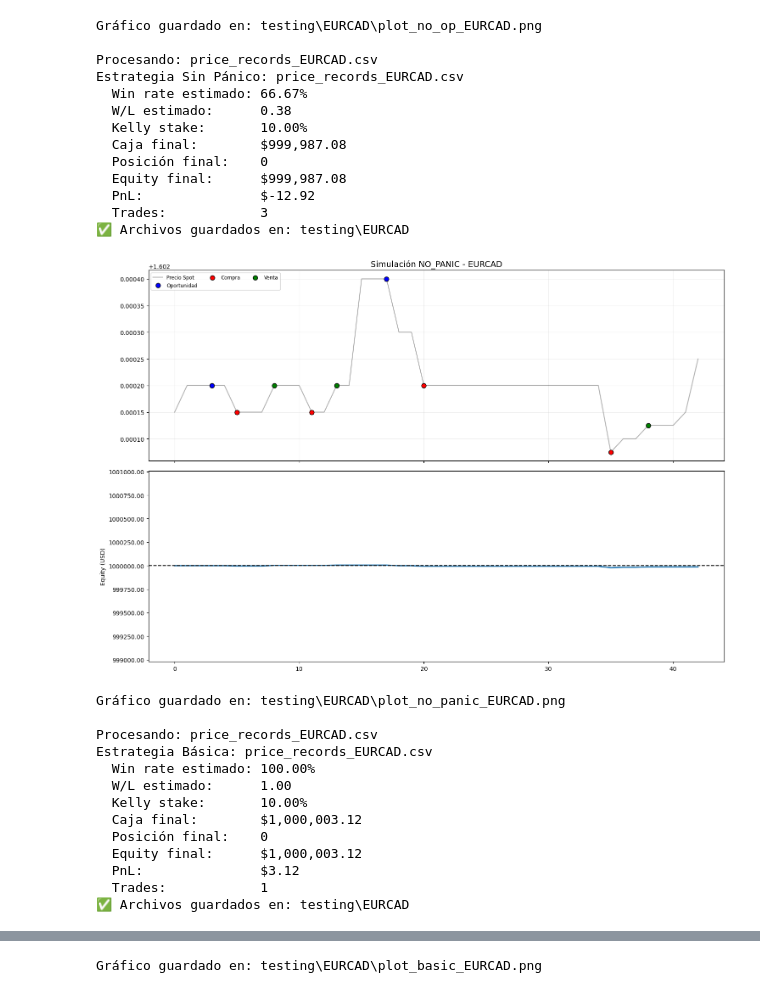
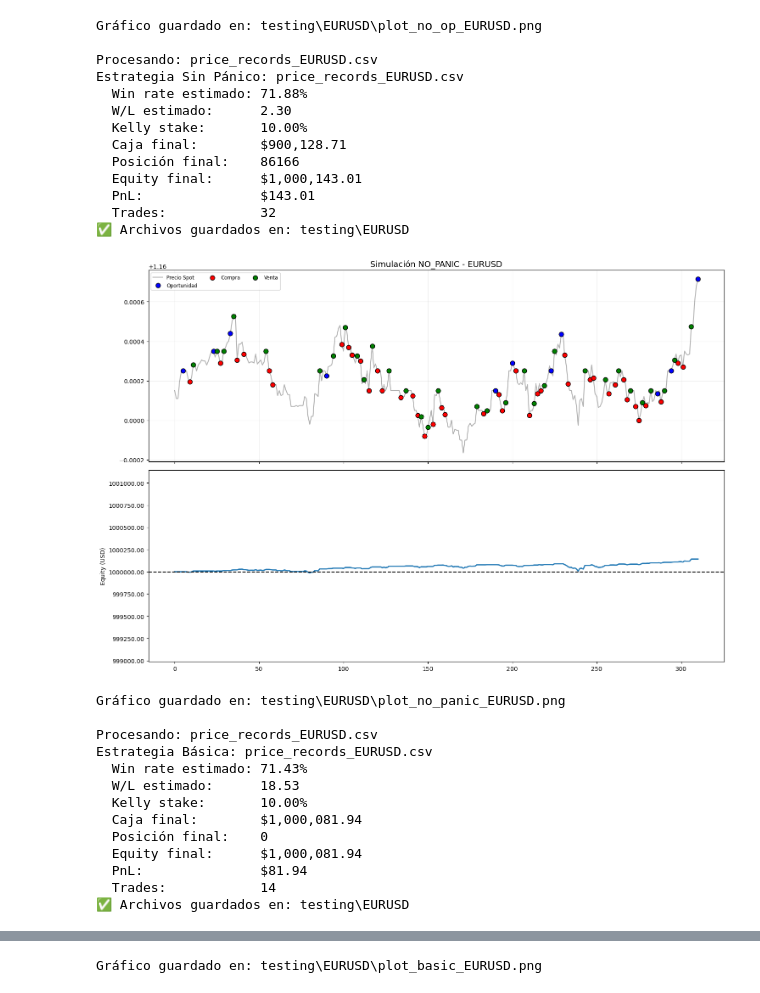
Before and after one commit to diegoriverodlh/diegoriverodlh.github.io, a Jupyter notebook: TFG/testing.ipynb, the cells around one changed output, grey strips where cells are left out. Cells and saved outputs as stored; diff of their text form; code cells hidden in the pictures.

```diff
--- a/TFG/testing.ipynb
+++ b/TFG/testing.ipynb
@@ -40,6 +40,11 @@ def calcular_atr_simulado(precios, period=14):
     return np.std(precios[-period:]) * 0.5
 # %%
 def simular_estrategia(csv_path, mode='full'):
+    "Simula la estrategia de trading basada en el CSV de precios y acciones. El modo puede ser 'full', 'replica', 'no_op' o 'no_panic'."
+    "csv_path: Ruta al archivo CSV con columnas 'timestamp', 'price' y 'action' (opcional para modo 'replica')"
+    "mode: str - 'full' para estrategia completa, 'replica' para replicar acciones del CSV, 'no_op' para no ejecutar compras de oportunidad, 'no_panic' para no ejecutar ventas de pánico"
+    "Retorna: df_result (DataFrame con resultados), equity_hist (histórico de equity), ops_hist (histórico de operaciones), metrics (diccionario con métricas de rendimiento)"
+
     base_name_clean = os.path.basename(csv_path).replace('price_records_', '').replace('.csv', '')
 
     # Definir y asegurar carpeta de destino: testing/USDCAD/
@@ -71,11 +76,11 @@ def simular_estrategia(csv_path, mode='full'):
 
         if mode == 'replica':
             csv_action = df.loc[i, 'action']
-            if csv_action in ['BUY', 'RECOVERY', 'OPPORTUNITY']:
+            if csv_action in ['BUY', 'RECOVERY_BUY', 'OPPORTUNITY_BUY']:
                 qty = (cash * kelly_pct) / current_price
                 position += qty; cash -= qty * current_price; buy_prices.append(current_price)
                 action_taken = csv_action
-                color = 'red' if csv_action == 'BUY' else ('purple' if csv_action == 'RECOVERY' else 'blue')
+                color = 'red' if csv_action == 'BUY' else ('purple' if csv_action == 'RECOVERY_BUY' else 'blue')
                 ops_hist.append((i, current_price, color, csv_action))
             elif csv_action in ['SELL', 'PANIC_SELL'] and position > 0:
                 avg_buy = np.mean(buy_prices) if buy_prices else current_price
@@ -95,8 +100,8 @@ def simular_estrategia(csv_path, mode='full'):
                 if current_price >= last_entry_price * UP_FACTOR or current_price >= prev_high:
                     qty = (cash * kelly_pct) / current_price
                     position += qty; cash -= qty * current_price; buy_prices.append(current_price)
-                    action_taken = "RECOVERY"
-                    ops_hist.append((i, current_price, 'purple', "RECOVERY"))
+                    action_taken = "RECOVERY_BUY"
+                    ops_hist.append((i, current_price, 'purple', "RECOVERY_BUY"))
                     esperando_recuperacion = False; compras_seguidas = 0; prev_high = prev_low = None
 
             elif current_price > prev_high:
@@ -112,8 +117,8 @@ def simular_estrategia(csv_path, mode='full'):
                     if ventas_fallidas >= 3 and mode in ['full', 'no_panic']:
                         qty = (cash * kelly_pct) / current_price
                         position += qty; cash -= qty * current_price; buy_prices.append(current_price)
-                        action_taken = "OPPORTUNITY"
-                        ops_hist.append((i, current_price, 'blue', "OPPORTUNITY"))
+                        action_taken = "OPPORTUNITY_BUY"
+                        ops_hist.append((i, current_price, 'blue', "OPPORTUNITY_BUY"))
                         ventas_fallidas = 0; prev_high = prev_low = None
 
             elif current_price < prev_low:
@@ -173,13 +178,18 @@ def imprimir_resumen(m, estrategia_nombre):
 # %%
 # --- 3. FUNCIONES DE VISUALIZACIÓN ---
 def plot_results(df, equity, ops, m):
+    "Genera un gráfico con el precio y las operaciones realizadas, y guarda el resultado en la carpeta correspondiente."
+    "df: DataFrame con columnas 'timestamp', 'price', 'action', 'equity'"
+    "equity: Lista con el histórico de equity"
+    "ops: Lista de tuplas (index, price, color, tipo) para marcar las operaciones en el gráfico"
+    "m: Diccionario con métricas y rutas para guardar el gráfico"
     fig, (ax1, ax2) = plt.subplots(2, 1, figsize=(15, 10), sharex=True)
     ax1.plot(df.index, df['price'], color='black', alpha=0.3, label='Precio Spot')
 
     tipos = {
         'BUY': ('red', 'Compra'), 'SELL': ('green', 'Venta'),
-        'PANIC_SELL': ('orange', 'Pánico'), 'RECOVERY': ('purple', 'Recuperación'),
-        'OPPORTUNITY': ('blue', 'Oportunidad')
+        'PANIC_SELL': ('orange', 'Pánico'), 'RECOVERY_BUY': ('purple', 'Recuperación'),
+        'OPPORTUNITY_BUY': ('blue', 'Oportunidad')
     }
 
     vistos = set()
@@ -206,6 +216,8 @@ def plot_results(df, equity, ops, m):
     log(f"Gráfico guardado en: {save_path}")
 # %%
 def ejecutar_analisis(archivo_csv):
+    "Ejecuta el análisis completo para un archivo CSV dado, probando diferentes configuraciones de la estrategia."
+    "archivo_csv: str - Nombre del archivo CSV a analizar (ej: 'price_records_USDCAD.csv')"
     path_completo = f"registers/{archivo_csv}"
     configuraciones = [('replica', 'Réplica'), ('no_op', 'Sin Oportunidad'),
                        ('no_panic', 'Sin Pánico'), ('basic', 'Básica')]
@@ -215,5 +227,6 @@ def ejecutar_analisis(archivo_csv):
         imprimir_resumen(m, f"Estrategia {m_name}")
         plot_results(df, eq, ops, m)
 # %%
-ejecutar_analisis("price_records_EURCAD.csv")
+# Llamada al análisis para el archivo específico
+ejecutar_analisis("price_records_EURUSD.csv")
 # %% [output]
@@ -246,27 +259,27 @@ Estrategia Sin Oportunidad: price_records_EURCAD.csv
-Gráfico guardado en: testing\EURCAD\plot_no_op_EURCAD.png
+Gráfico guardado en: testing\EURUSD\plot_no_op_EURUSD.png
 
-Procesando: price_records_EURCAD.csv
-Estrategia Sin Pánico: price_records_EURCAD.csv
-  Win rate estimado: 66.67%
-  W/L estimado:      0.38
+Procesando: price_records_EURUSD.csv
+Estrategia Sin Pánico: price_records_EURUSD.csv
+  Win rate estimado: 71.88%
+  W/L estimado:      2.30
   Kelly stake:       10.00%
-  Caja final:        $999,987.08
-  Posición final:    0
-  Equity final:      $999,987.08
-  PnL:               $-12.92
-  Trades:            3
-✅ Archivos guardados en: testing\EURCAD
+  Caja final:        $900,128.71
+  Posición final:    86166
+  Equity final:      $1,000,143.01
+  PnL:               $143.01
+  Trades:            32
+✅ Archivos guardados en: testing\EURUSD
-[figure, old version]
+[figure, new version]
-Gráfico guardado en: testing\EURCAD\plot_no_panic_EURCAD.png
+Gráfico guardado en: testing\EURUSD\plot_no_panic_EURUSD.png
 
-Procesando: price_records_EURCAD.csv
-Estrategia Básica: price_records_EURCAD.csv
-  Win rate estimado: 100.00%
-  W/L estimado:      1.00
+Procesando: price_records_EURUSD.csv
+Estrategia Básica: price_records_EURUSD.csv
+  Win rate estimado: 71.43%
+  W/L estimado:      18.53
   Kelly stake:       10.00%
-  Caja final:        $1,000,003.12
+  Caja final:        $1,000,081.94
   Posición final:    0
-  Equity final:      $1,000,003.12
-  PnL:               $3.12
-  Trades:            1
-✅ Archivos guardados en: testing\EURCAD
+  Equity final:      $1,000,081.94
+  PnL:               $81.94
+  Trades:            14
+✅ Archivos guardados en: testing\EURUSD
@@ -274 +287 @@ Estrategia Básica: price_records_EURCAD.csv
-Gráfico guardado en: testing\EURCAD\plot_basic_EURCAD.png
+Gráfico guardado en: testing\EURUSD\plot_basic_EURUSD.png
```
Also changed, not shown: parts of 1 cell of this notebook, 33 other files.
